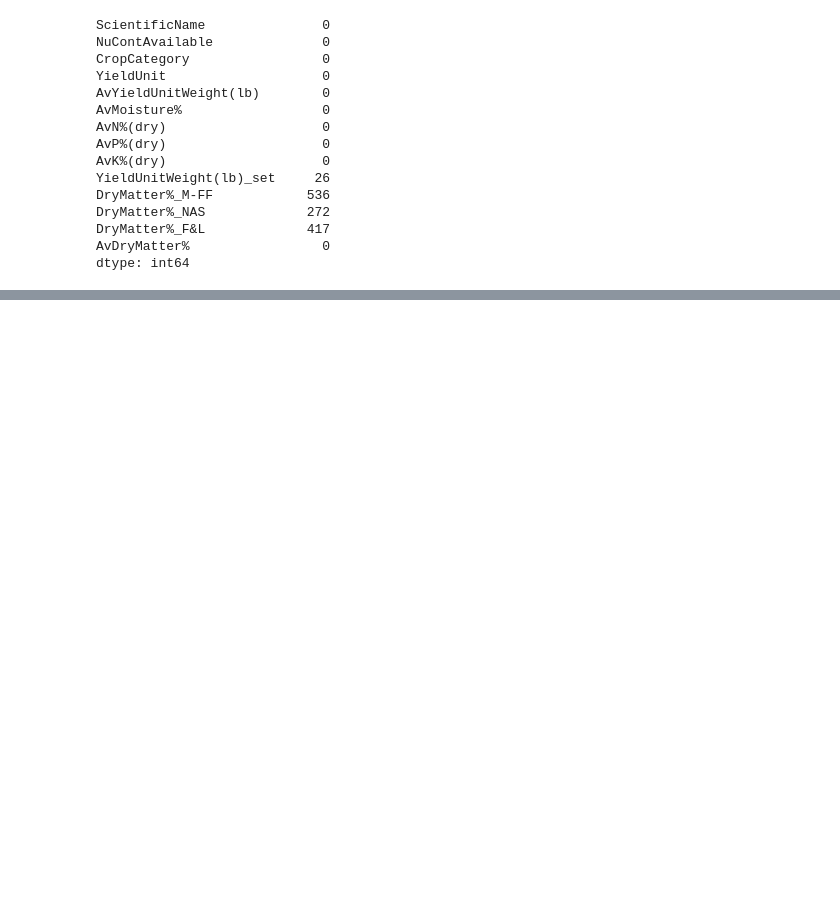
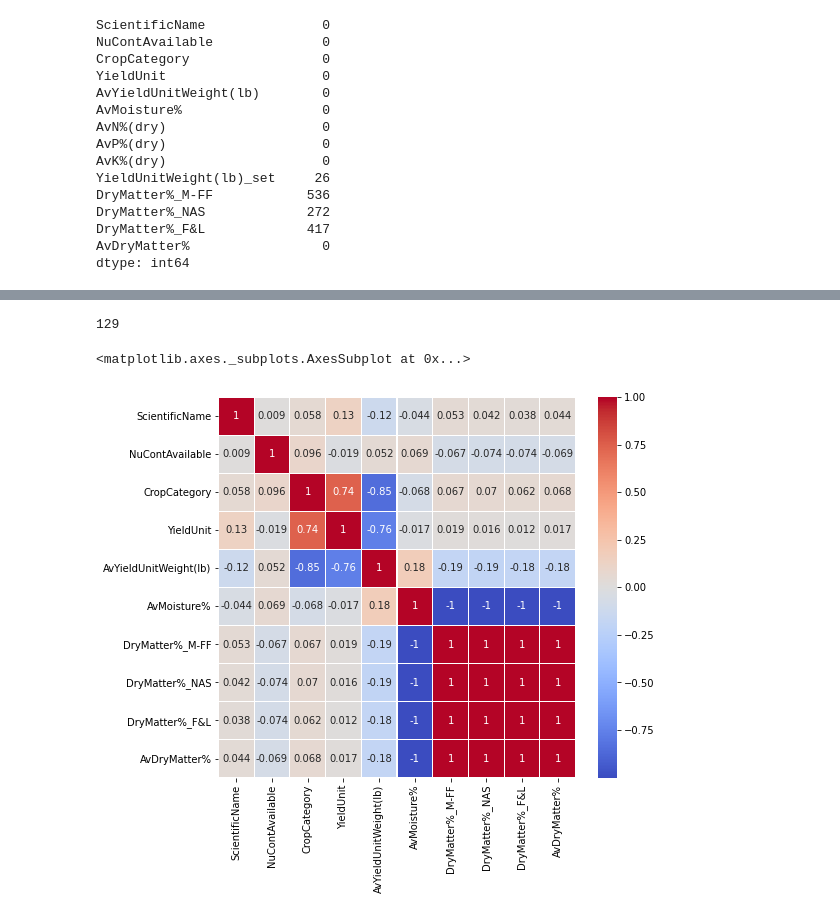
Before and after one commit to LaRola-vg/ProyectoSimulacion, a Jupyter notebook: PROYECTO DE SIMULACIÓN.ipynb, the cells around one changed output, grey strips where cells are left out. Saved outputs shown, nothing was run; the diff lists cells and outputs as text; code cells hidden in the pictures; blank space fills up the shorter version.

```diff
--- a/PROYECTO DE SIMULACIÓN.ipynb
+++ b/PROYECTO DE SIMULACIÓN.ipynb
@@ -100,0 +104,3 @@ dtype: int64
+# %%
+dt = dt.dropna()
+print(dt.isnull().sum())
@@ -100,0 +227,10 @@ dtype: int64
+# %%
+print(dt["CropCategory"].unique())
+
+dt["CropCategory"] = dt["CropCategory"].replace({
+    'Forage':1,
+    'Cereal and oil':2,
+    'Vegetable':3,
+    'Fiber and miscellaneous':4
+})
+dt.head()
@@ -100,0 +245,8 @@ dtype: int64
+# %%
+print(dt["NuContAvailable"].unique())
+dt["NuContAvailable"] = dt["NuContAvailable"].replace({
+    'N,P':1,
+    'N,P,K':2,
+    'N,K':3,
+    'N':4
+})
@@ -100,0 +264,17 @@ dtype: int64
+# %%
+print(dt["YieldUnit"].unique())
+
+dt["YieldUnit"] = dt["YieldUnit"].replace({'lb of fruit ':'lb of fruit'})
+
+dt["YieldUnit"] = dt["YieldUnit"].replace({
+    'ton':1,
+    'bu':2,
+    'cwt':3,
+    'lb of leaf':4,
+    'lb of root':5,
+    'lb of seed':6,
+    'lb of fruit':7,
+    'lb straw/bu grain':8
+})
+
+dt.head()
@@ -100,0 +290,8 @@ dtype: int64
+# %%
+#matriz de correlacion
+plt.figure(figsize=(8,7))
+sns.heatmap(data = dt.corr(), annot=True, linewidths=.1, cmap='coolwarm')
+# %% [output]
+129
+<matplotlib.axes._subplots.AxesSubplot at 0x...>
+[figure, added]
```
Also changed, not shown: parts of 16 cells of this notebook.
